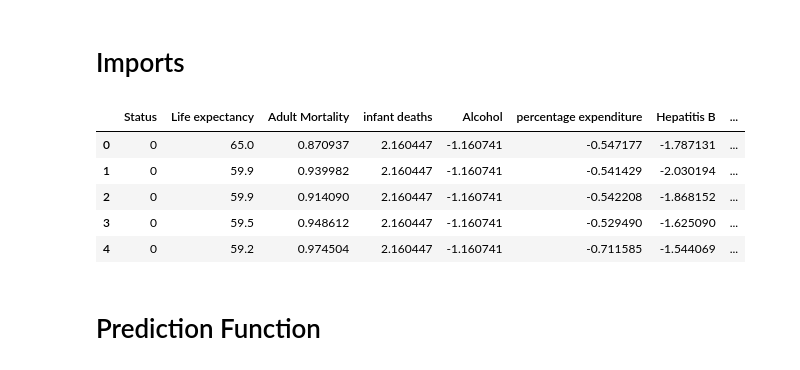
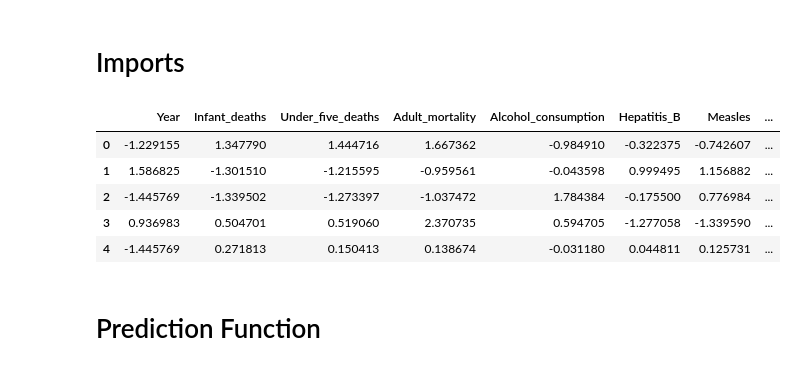
Before and after one commit to AbdelMoety/Statistics-Project, a Jupyter notebook: manual_linear_regression.ipynb, the cells around one changed output. Drawn from its saved outputs; the diff is of its cells as text; code cells hidden in the pictures.

```diff
--- a/manual_linear_regression.ipynb
+++ b/manual_linear_regression.ipynb
@@ -4,20 +4,22 @@
 import numpy as np
 import matplotlib.pyplot as plt
 import pandas as pd
+pd.set_option('display.max_columns', None)
 from sklearn.linear_model import LinearRegression
 from sklearn.model_selection import train_test_split
 from sklearn.metrics import mean_squared_error, r2_score
 # %%
-df = pd.read_csv('Dataset/Life Expectancy Data Cleaned.csv')
+Training = pd.read_csv('Dataset/train_clean.csv')
+Testing = pd.read_csv('Dataset/test_clean.csv')
 # %%
-df.head()
+Training.head()
 # %% [output]
-|  | Status | Life expectancy | Adult Mortality | infant deaths | Alcohol | percentage expenditure | Hepatitis B | ... |
-| 0 | 0 | 65.0 | 0.870937 | 2.160447 | -1.160741 | -0.547177 | -1.787131 | ... |
-| 1 | 0 | 59.9 | 0.939982 | 2.160447 | -1.160741 | -0.541429 | -2.030194 | ... |
-| 2 | 0 | 59.9 | 0.914090 | 2.160447 | -1.160741 | -0.542208 | -1.868152 | ... |
-| 3 | 0 | 59.5 | 0.948612 | 2.160447 | -1.160741 | -0.529490 | -1.625090 | ... |
-| 4 | 0 | 59.2 | 0.974504 | 2.160447 | -1.160741 | -0.711585 | -1.544069 | ... |
+|  | Year | Infant_deaths | Under_five_deaths | Adult_mortality | Alcohol_consumption | Hepatitis_B | Measles | ... |
+| 0 | -1.229155 | 1.347790 | 1.444716 | 1.667362 | -0.984910 | -0.322375 | -0.742607 | ... |
+| 1 | 1.586825 | -1.301510 | -1.215595 | -0.959561 | -0.043598 | 0.999495 | 1.156882 | ... |
+| 2 | -1.445769 | -1.339502 | -1.273397 | -1.037472 | 1.784384 | -0.175500 | 0.776984 | ... |
+| 3 | 0.936983 | 0.504701 | 0.519060 | 2.370735 | 0.594705 | -1.277058 | -1.339590 | ... |
+| 4 | -1.445769 | 0.271813 | 0.150413 | 0.138674 | -0.031180 | 0.044811 | 0.125731 | ... |
 # %% [markdown]
 # Prediction Function
 # %%
```
Also changed, not shown: parts of 8 cells of this notebook, 30 other files.
